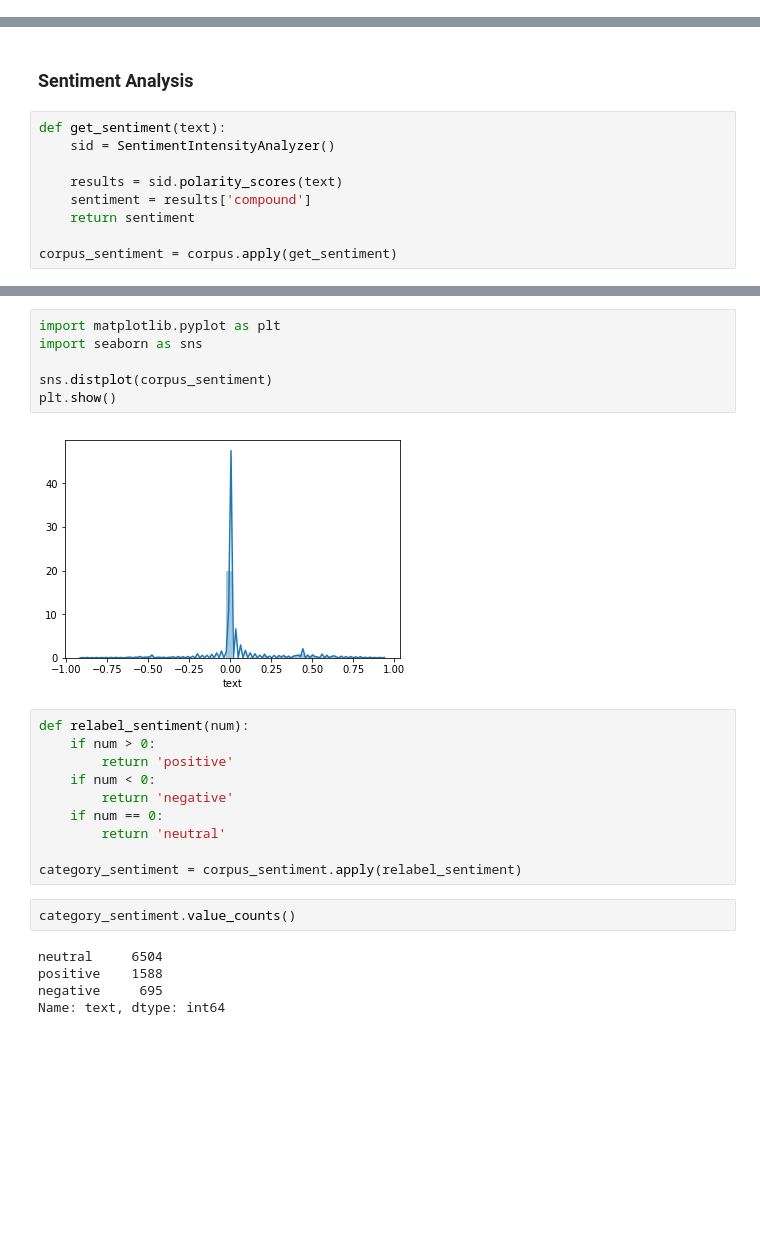
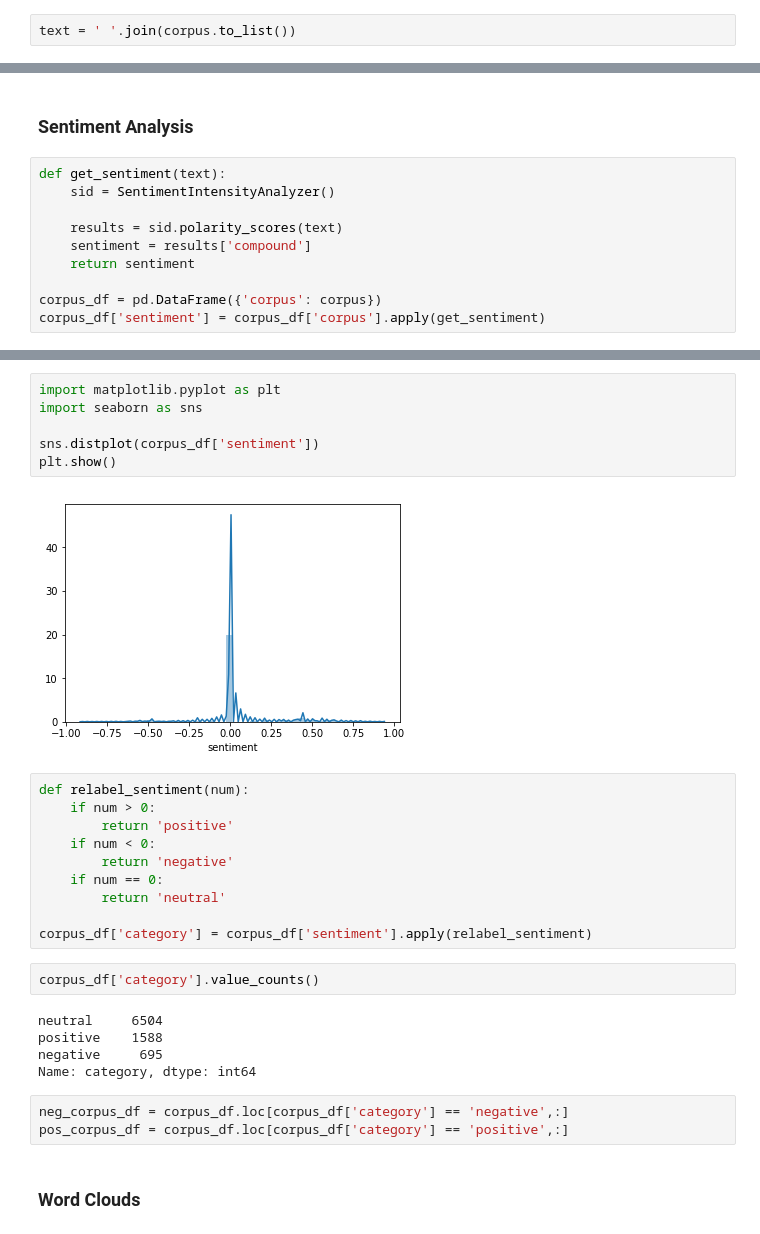
Before and after one commit to ieching/DataFest2020, a Jupyter notebook: Twitter Text Analysis.ipynb, the cells around one changed output, grey strips where cells are left out. Saved outputs shown, nothing was run; the diff lists cells and outputs as text; blank space fills up the shorter version.

Commit message:
added word clouds

```diff
--- a/Twitter Text Analysis.ipynb
+++ b/Twitter Text Analysis.ipynb
@@ -83,3 +88,5 @@ words_freq
  ('travelwi', 2),
  ('robust', 2),
  ('oarmor', 2)]
+# %%
+text = ' '.join(corpus.to_list())
@@ -93,4 +117,5 @@ def get_sentiment(text):
     sentiment = results['compound']
     return sentiment
 
-corpus_sentiment = corpus.apply(get_sentiment)
+corpus_df = pd.DataFrame({'corpus': corpus})
+corpus_df['sentiment'] = corpus_df['corpus'].apply(get_sentiment)
@@ -117,11 +131,11 @@ Name: text, Length: 8787, dtype: float64
 # %%
 import matplotlib.pyplot as plt
 import seaborn as sns
 
-sns.distplot(corpus_sentiment)
+sns.distplot(corpus_df['sentiment'])
 plt.show()
 # %% [output]
-[figure, old version]
+[figure, new version]
 # %%
 def relabel_sentiment(num):
     if num > 0:
@@ -131,11 +145,16 @@ def relabel_sentiment(num):
     if num == 0:
         return 'neutral'
 
-category_sentiment = corpus_sentiment.apply(relabel_sentiment)
+corpus_df['category'] = corpus_df['sentiment'].apply(relabel_sentiment)
-# %%
-category_sentiment.value_counts()
-# %% [output]
-neutral     6504
-positive    1588
-negative     695
-Name: text, dtype: int64
+# %%
+corpus_df['category'].value_counts()
+# %% [output]
+neutral     6504
+positive    1588
+negative     695
+Name: category, dtype: int64
+# %%
+neg_corpus_df = corpus_df.loc[corpus_df['category'] == 'negative',:]
+pos_corpus_df = corpus_df.loc[corpus_df['category'] == 'positive',:]
+# %% [markdown]
+### Word Clouds
```
Also changed, not shown: parts of 18 cells of this notebook, 8 other files.
